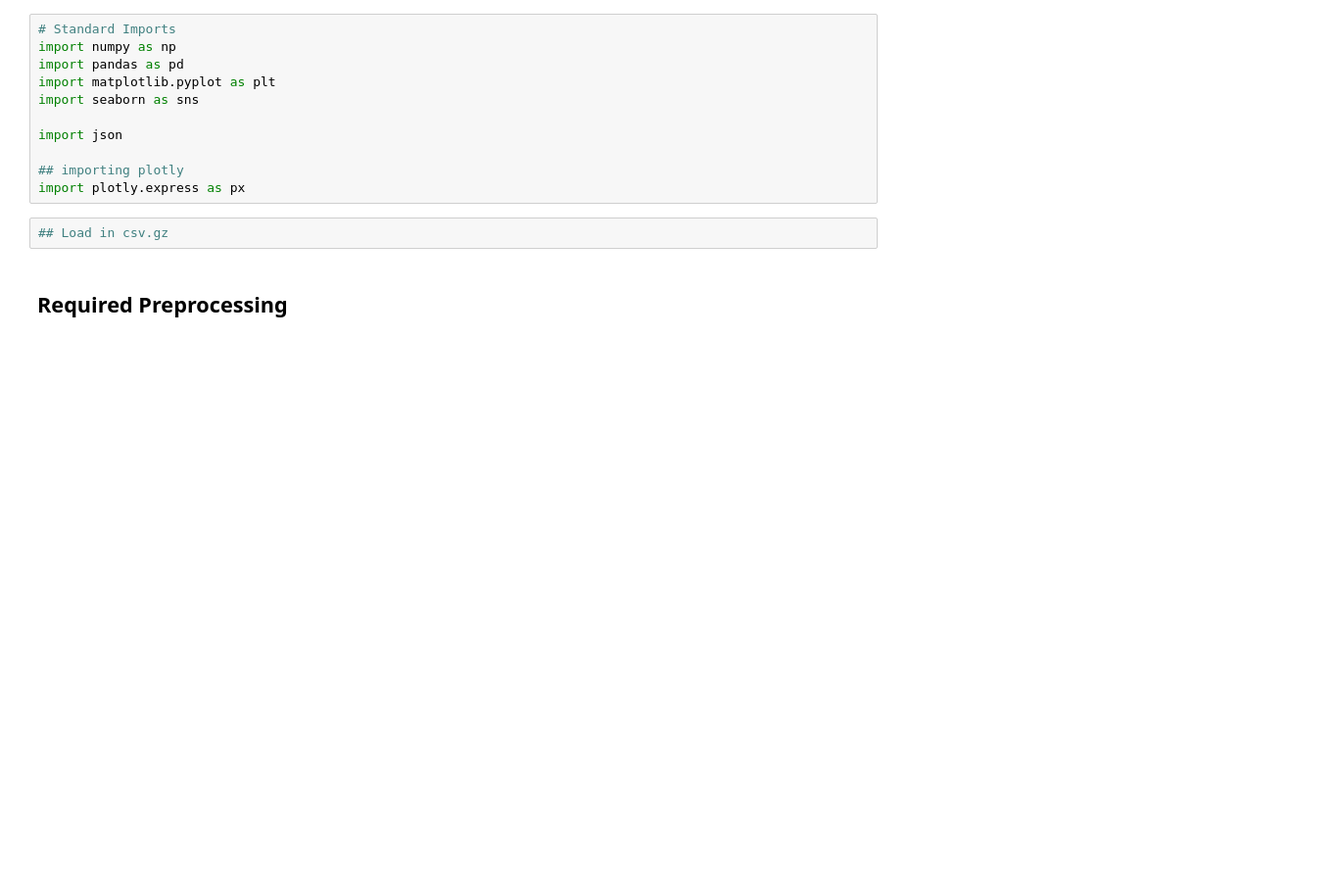
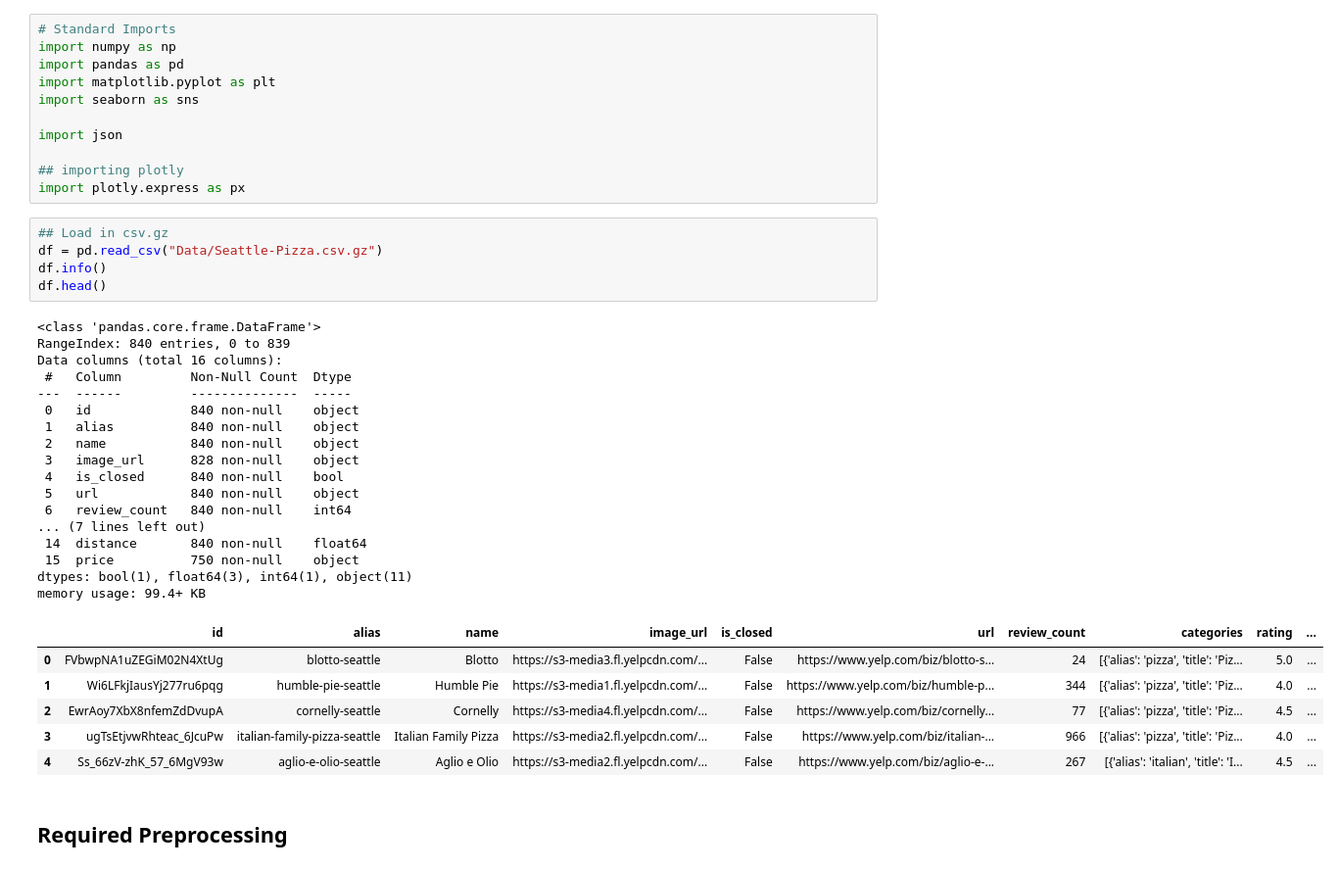
Before and after one commit to coding-dojo-data-science/data-enrichment-wk14-activity-mapping-yelp-api-results, a Jupyter notebook: Part2-Mapping Yelp Search Results.ipynb, the cells around one changed output. Shown at 98% size. Drawn from its saved outputs; the diff is of its cells as text; blank space fills up the shorter version.

```diff
--- a/Part2-Mapping Yelp Search Results.ipynb
+++ b/Part2-Mapping Yelp Search Results.ipynb
@@ -51,6 +55,33 @@ import json
 import plotly.express as px
 # %%
 ## Load in csv.gz
+df = pd.read_csv("Data/Seattle-Pizza.csv.gz")
+df.info()
+df.head()
+# %% [output]
+<class 'pandas.core.frame.DataFrame'>
+RangeIndex: 840 entries, 0 to 839
+Data columns (total 16 columns):
+ #   Column         Non-Null Count  Dtype
+---  ------         --------------  -----
+ 0   id             840 non-null    object
+ 1   alias          840 non-null    object
+ 2   name           840 non-null    object
+ 3   image_url      828 non-null    object
+ 4   is_closed      840 non-null    bool
+ 5   url            840 non-null    object
+ 6   review_count   840 non-null    int64
+... (7 lines left out)
+ 14  distance       840 non-null    float64
+ 15  price          750 non-null    object
+dtypes: bool(1), float64(3), int64(1), object(11)
+memory usage: 99.4+ KB
+|  | id | alias | name | image_url | is_closed | url | review_count | categories | rating | ... |
+| 0 | FVbwpNA1uZEGiM02N4XtUg | blotto-seattle | Blotto | https://s3-media3.fl.yelpcdn.com/... | False | https://www.yelp.com/biz/blotto-s... | 24 | [{'alias': 'pizza', 'title': 'Piz... | 5.0 | ... |
+| 1 | Wi6LFkjIausYj277ru6pqg | humble-pie-seattle | Humble Pie | https://s3-media1.fl.yelpcdn.com/... | False | https://www.yelp.com/biz/humble-p... | 344 | [{'alias': 'pizza', 'title': 'Piz... | 4.0 | ... |
+| 2 | EwrAoy7XbX8nfemZdDvupA | cornelly-seattle | Cornelly | https://s3-media4.fl.yelpcdn.com/... | False | https://www.yelp.com/biz/cornelly... | 77 | [{'alias': 'pizza', 'title': 'Piz... | 4.5 | ... |
+| 3 | ugTsEtjvwRhteac_6JcuPw | italian-family-pizza-seattle | Italian Family Pizza | https://s3-media2.fl.yelpcdn.com/... | False | https://www.yelp.com/biz/italian-... | 966 | [{'alias': 'pizza', 'title': 'Piz... | 4.0 | ... |
+| 4 | Ss_66zV-zhK_57_6MgV93w | aglio-e-olio-seattle | Aglio e Olio | https://s3-media2.fl.yelpcdn.com/... | False | https://www.yelp.com/biz/aglio-e-... | 267 | [{'alias': 'italian', 'title': 'I... | 4.5 | ... |
 # %% [markdown]
 ## Required Preprocessing
 # %% [markdown]
```
Also changed, not shown: parts of 15 cells of this notebook.
